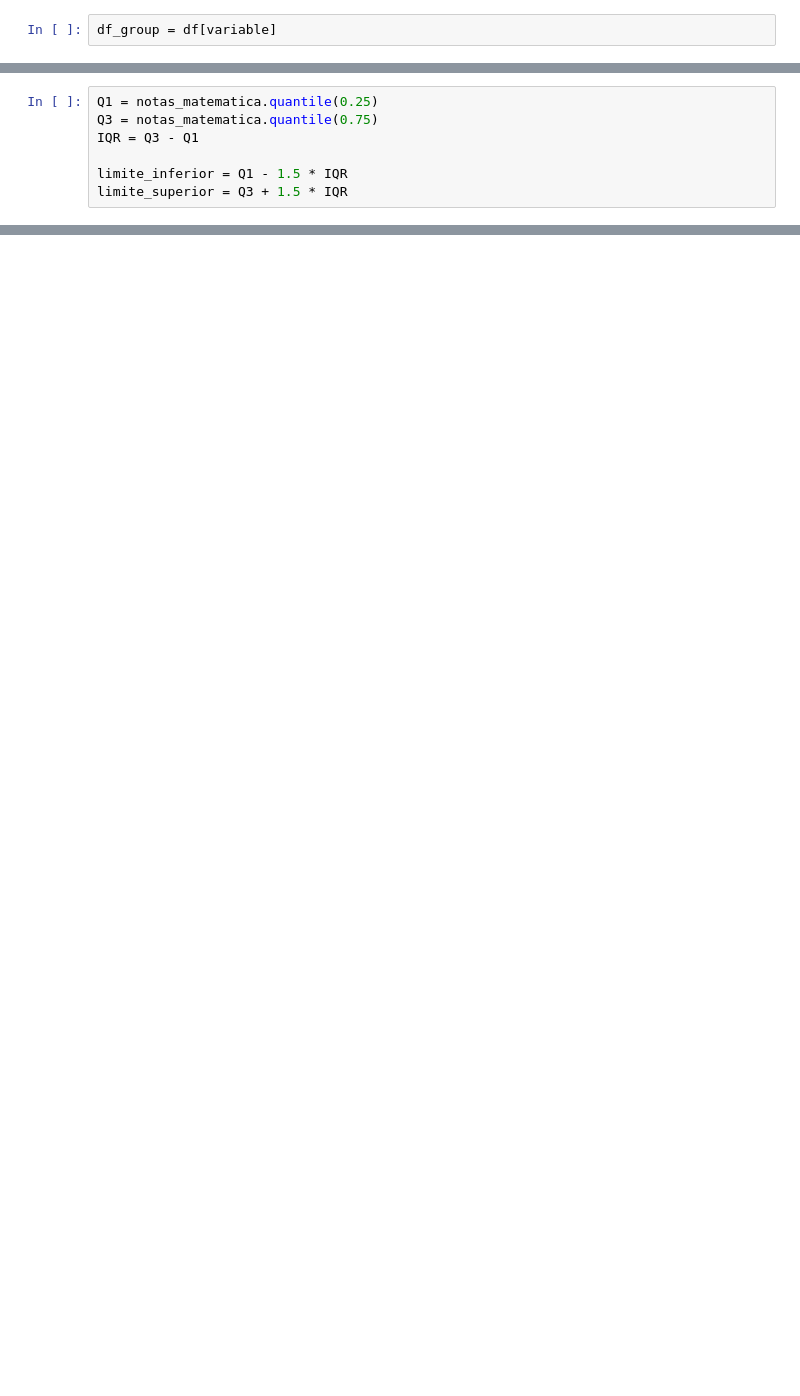
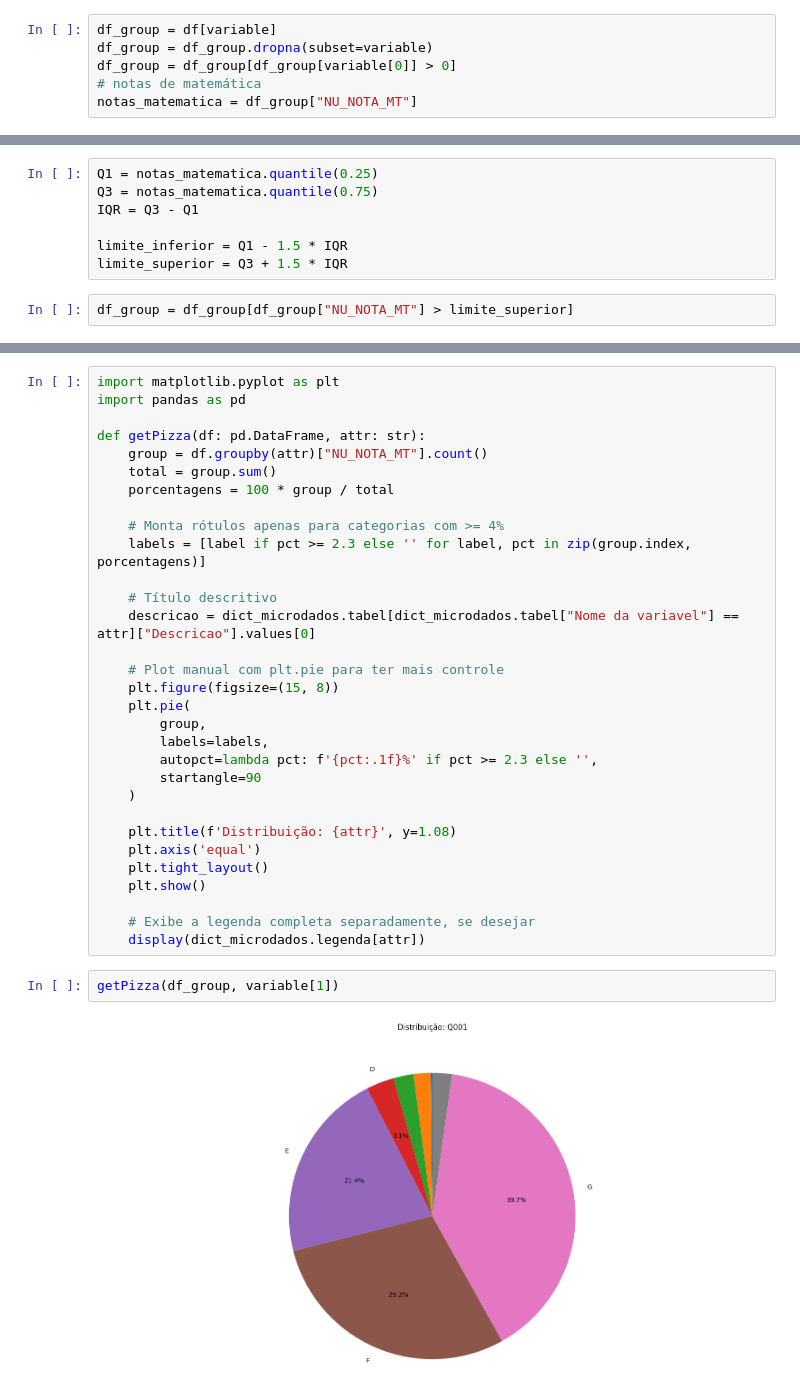
Before and after one commit to henriquefac/ciencia_de_dados_av1, a Jupyter notebook: notebook/quest_henri.ipynb, the cells around one changed output, grey strips where cells are left out. Drawn from its saved outputs; the diff is of its cells as text; blank space fills up the shorter version.

```diff
--- a/notebook/quest_henri.ipynb
+++ b/notebook/quest_henri.ipynb
@@ -66,3 +68,7 @@ print(variable)
 ['NU_NOTA_MT', 'Q001', 'Q002', 'Q003', 'Q004', 'Q005', 'Q006', 'Q007', 'Q008', 'Q009', 'Q010', 'Q011', 'Q012', 'Q013', 'Q014', 'Q015', 'Q016', 'Q017', 'Q018', 'Q019', 'Q020', 'Q021', 'Q022', 'Q023', ' ...
 # %%
 df_group = df[variable]
+df_group = df_group.dropna(subset=variable)
+df_group = df_group[df_group[variable[0]] > 0]
+# notas de matemática
+notas_matematica = df_group["NU_NOTA_MT"]
@@ -75,3 +79,5 @@ IQR = Q3 - Q1
 
 limite_inferior = Q1 - 1.5 * IQR
 limite_superior = Q3 + 1.5 * IQR
+# %%
+df_group = df_group[df_group["NU_NOTA_MT"] > limite_superior]
@@ -77,0 +105,35 @@ limite_superior = Q3 + 1.5 * IQR
+# %%
+import matplotlib.pyplot as plt
+import pandas as pd
+
+def getPizza(df: pd.DataFrame, attr: str):
+    group = df.groupby(attr)["NU_NOTA_MT"].count()
+    total = group.sum()
+    porcentagens = 100 * group / total
+
+    # Monta rótulos apenas para categorias com >= 4%
+    labels = [label if pct >= 2.3 else '' for label, pct in zip(group.index, porcentagens)]
+
+    # Título descritivo
+    descricao = dict_microdados.tabel[dict_microdados.tabel["Nome da variavel"] == attr]["Descricao"].values[0]
+
+    # Plot manual com plt.pie para ter mais controle
+    plt.figure(figsize=(15, 8))
+    plt.pie(
+        group,
+        labels=labels,
+        autopct=lambda pct: f'{pct:.1f}%' if pct >= 2.3 else '',
+        startangle=90
+    )
+
+    plt.title(f'Distribuição: {attr}', y=1.08)
+    plt.axis('equal')
+    plt.tight_layout()
+    plt.show()
+
+    # Exibe a legenda completa separadamente, se desejar
+    display(dict_microdados.legenda[attr])
+# %%
+getPizza(df_group, variable[1])
+# %% [output]
+[figure, added]
```
Also changed, not shown: parts of 33 cells of this notebook.
